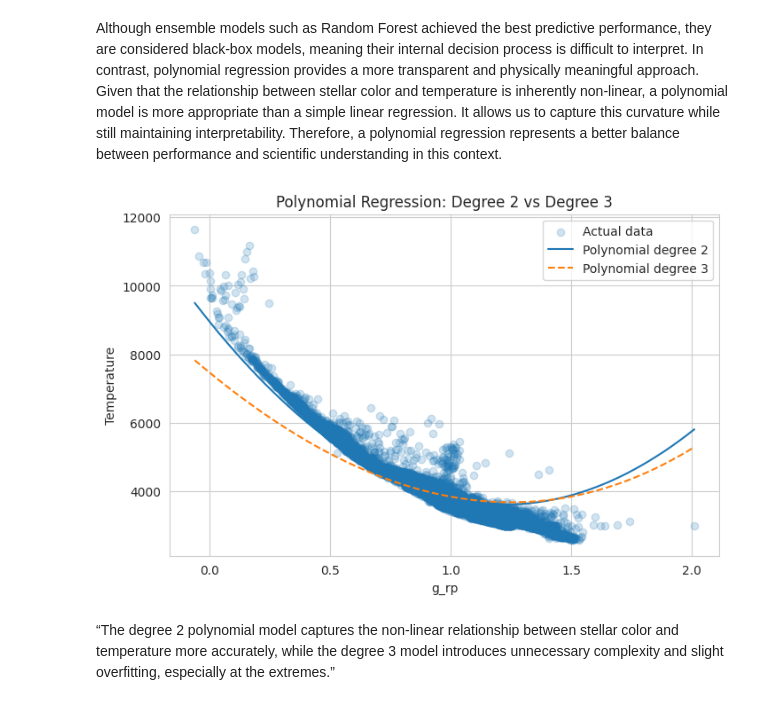
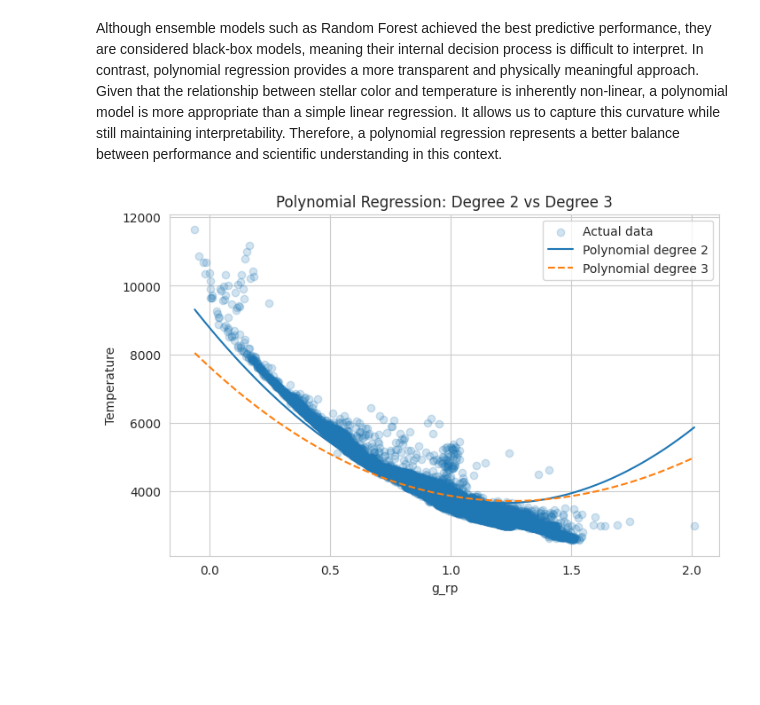
Before and after one commit to Valentinekrafft/Machinelearningproject, a Jupyter notebook: project_reg.ipynb, the cells around one changed output. Cells and saved outputs as stored; diff of their text form; code cells hidden in the pictures; blank space fills up the shorter version.

```diff
--- a/project_reg.ipynb
+++ b/project_reg.ipynb
@@ -780,27 +768,0 @@ df_reg2 = df_reg[['teff_gspphot', 'g_rp', 'abs_mag','phot_g_mean_mag' ]]
-# %%
-#ajouter l'intercept
-# Nouvelles variables
-X = df_reg2[['g_rp', 'abs_mag', 'phot_g_mean_mag']]
-y = df_reg2['teff_gspphot']
-
-# Split
-X_train, X_test, y_train, y_test = train_test_split(
-    X, y, test_size=0.2, random_state=42
-)
-
-# Modèle
-model2 = LinearRegression()
-model2.fit(X_train, y_train)
-
-# Prédictions
-y_pred2 = model2.predict(X_test)
-
-# Évaluation
-rmse2 = np.sqrt(mean_squared_error(y_test, y_pred2))
-r2_2 = r2_score(y_test, y_pred2)
-
-print("RMSE model 2 :", rmse2)
-print("R² model 2 :", r2_2)
-
-# Coefficients
-print("Coefficients :", model2.coef_)
@@ -872,41 +830,31 @@ Although ensemble models such as Random Forest achieved the best predictive perf
 model_deg2 = models["Polynomial_deg2"]
 model_deg3 = models["Polynomial_deg3"]
 
 # Fixer les autres variables à leur moyenne
 abs_mag_mean = X_test['abs_mag'].mean()
-phot_g_mean = X_test['phot_g_mean_mag'].mean()
 
 # Créer une plage de g_rp
 g_rp_range = np.linspace(X_test['g_rp'].min(), X_test['g_rp'].max(), 200)
 
 # Créer dataframe propre
 X_plot = pd.DataFrame({
     'g_rp': g_rp_range,
     'abs_mag': abs_mag_mean,
-    'phot_g_mean_mag': phot_g_mean
 })
 
 # Prédictions
 y_plot2 = model_deg2.predict(X_plot)
 y_plot3 = model_deg3.predict(X_plot)
 
 # Plot
 plt.figure(figsize=(8,5))
-
-# Données réelles
 plt.scatter(X_test['g_rp'], y_test, alpha=0.2, label="Actual data")
-
-# Courbes
 plt.plot(g_rp_range, y_plot2, label="Polynomial degree 2")
 plt.plot(g_rp_range, y_plot3, linestyle='--', label="Polynomial degree 3")
-
 plt.xlabel("g_rp")
 plt.ylabel("Temperature")
 plt.title("Polynomial Regression: Degree 2 vs Degree 3")
 plt.legend()
-
 plt.show()
 # %% [output]
-[figure, old version]
+[figure, new version]
-# %% [markdown]
-“The degree 2 polynomial model captures the non-linear relationship between stellar color and temperature more accurately, while the degree 3 model introduces unnecessary complexity and slight overfitting, especially at the extremes.”
```
Also changed, not shown: parts of 20 cells of this notebook.
